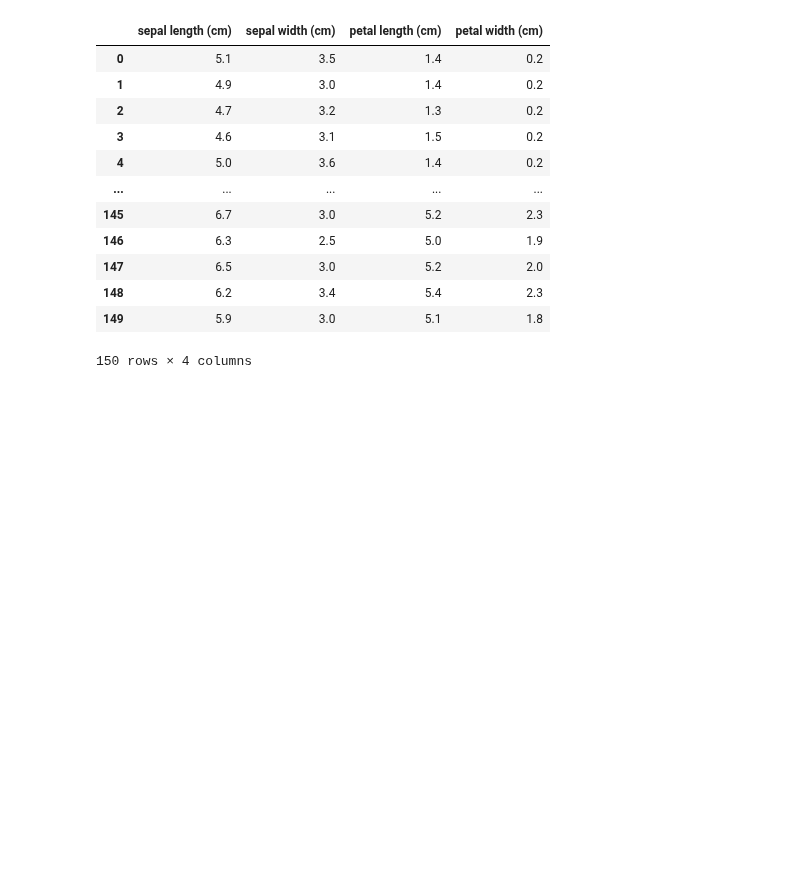
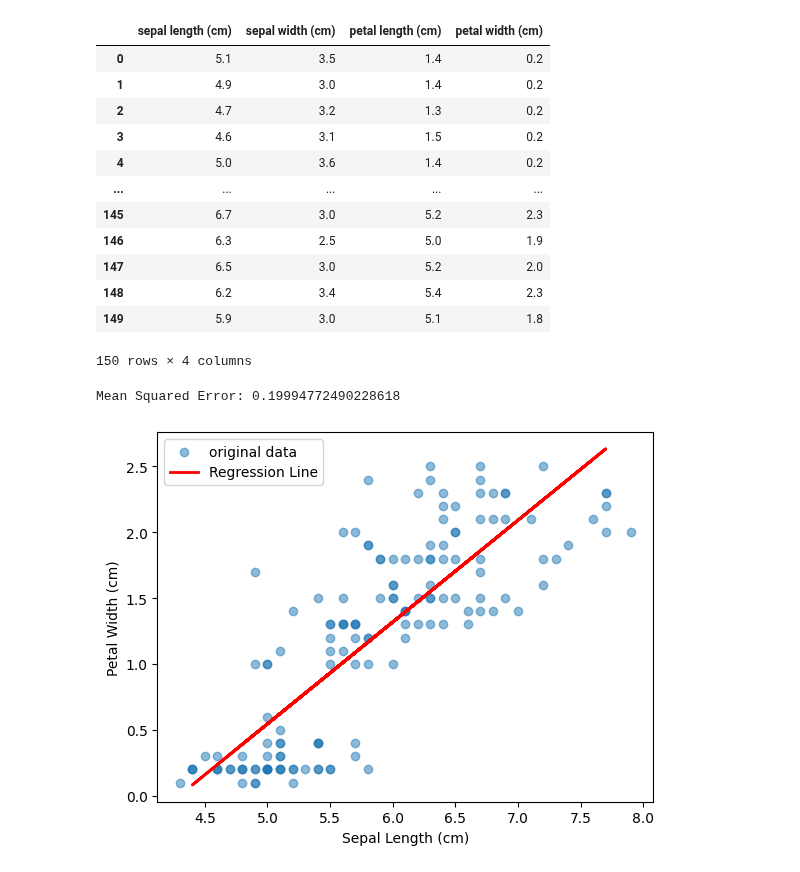
Before and after one commit to achuthspai04/Deep_learning_lab, a Jupyter notebook: hi.ipynb, the cells around one changed output. Drawn from its saved outputs; the diff is of its cells as text; code cells hidden in the pictures; blank space fills up the shorter version.

Commit message:
linear regression done

```diff
--- a/hi.ipynb
+++ b/hi.ipynb
@@ -24,3 +24,32 @@ df
 | 148 | 6.2 | 3.4 | 5.4 | 2.3 |
 | 149 | 5.9 | 3.0 | 5.1 | 1.8 |
 150 rows × 4 columns
+# %%
+X= df['sepal length (cm)'].values
+
+y= df['petal width (cm)'].values
+# %%
+X_train, X_test, y_train, y_test= train_test_split(X,y, test_size=0.3, random_state=43)
+# %%
+X_train=X_train.reshape(-1,1)
+X_test=X_test.reshape(-1,1)
+y_train=y_train.reshape(-1,1)
+y_test=y_test.reshape(-1,1)
+
+model=LinearRegression().fit(X_train,y_train)
+# %%
+y_pred=model.predict(X_test)
+# %%
+mse=mean_squared_error(y_true=y_test,y_pred=y_pred)
+print("Mean Squared Error:", mse)
+# %% [output]
+Mean Squared Error: 0.19994772490228618
+# %%
+plt.scatter(X,y, label="original data", alpha=0.5)
+plt.plot(X_test, y_pred, color='red', linewidth=2, label="Regression Line")
+plt.xlabel("Sepal Length (cm)")
+plt.ylabel("Petal Width (cm)")
+plt.legend()
+plt.show()
+# %% [output]
+[figure, added]
```
